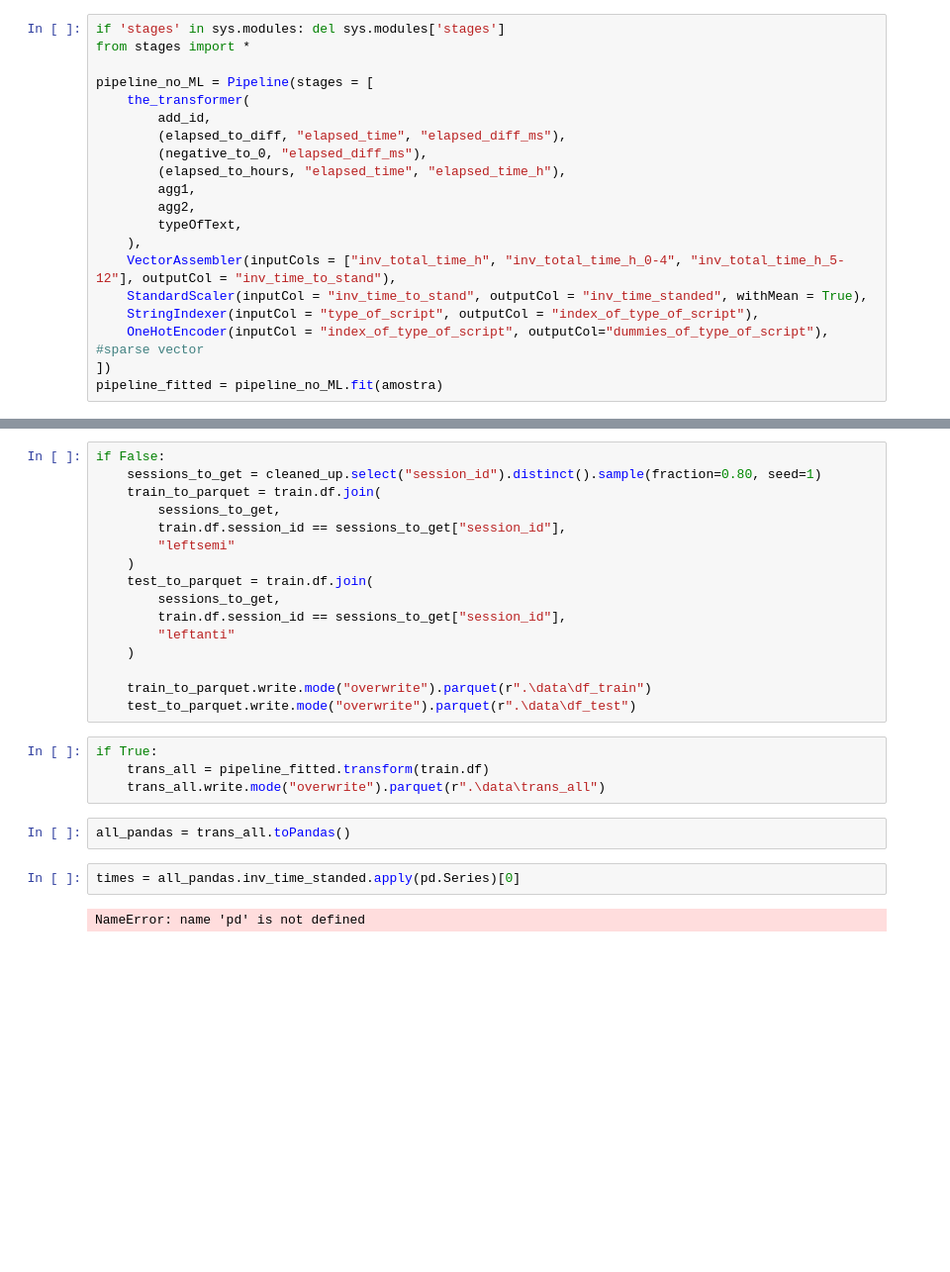
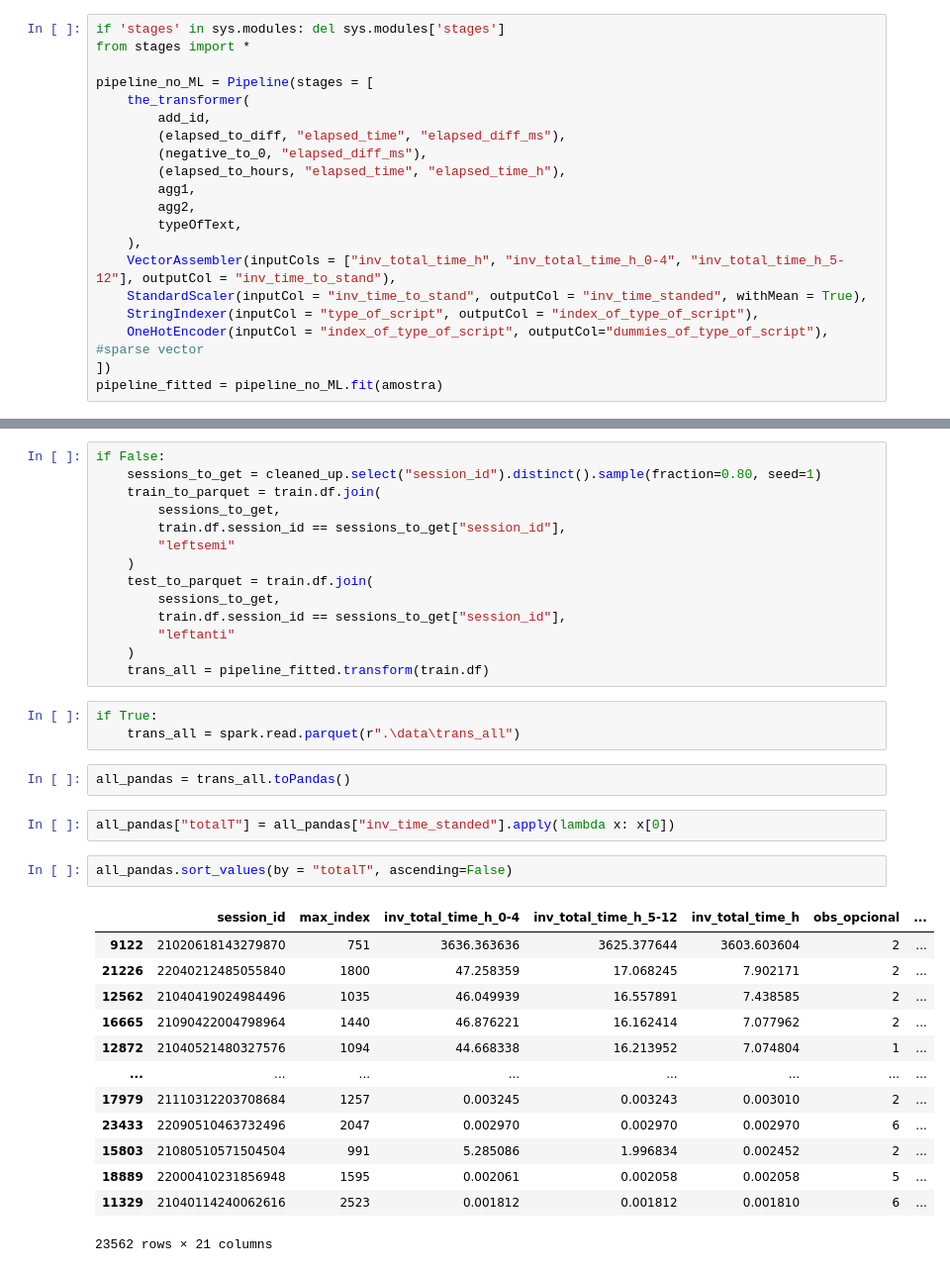
Before and after one commit to notPlancha/pbd, a Jupyter notebook: 2-cleanup_e_features.ipynb, the cells around one changed output, grey strips where cells are left out. Shown at 99% size. Saved outputs shown, nothing was run; the diff lists cells and outputs as text; blank space fills up the shorter version.

```diff
--- a/2-cleanup_e_features.ipynb
+++ b/2-cleanup_e_features.ipynb
@@ -160,16 +148,27 @@ if False:
         train.df.session_id == sessions_to_get["session_id"],
         "leftanti"
     )
-
-    train_to_parquet.write.mode("overwrite").parquet(r".\data\df_train")
-    test_to_parquet.write.mode("overwrite").parquet(r".\data\df_test")
+    trans_all = pipeline_fitted.transform(train.df)
-# %%
-if True:
-    trans_all = pipeline_fitted.transform(train.df)
-    trans_all.write.mode("overwrite").parquet(r".\data\trans_all")
+# %%
+if True:
+    trans_all = spark.read.parquet(r".\data\trans_all")
 # %%
 all_pandas = trans_all.toPandas()
 # %%
-times = all_pandas.inv_time_standed.apply(pd.Series)[0]
+all_pandas["totalT"] = all_pandas["inv_time_standed"].apply(lambda x: x[0])
-# %% [output]
-NameError: name 'pd' is not defined
+# %%
+all_pandas.sort_values(by = "totalT", ascending=False)
+# %% [output]
+|  | session_id | max_index | inv_total_time_h_0-4 | inv_total_time_h_5-12 | inv_total_time_h | obs_opcional | ... |
+| 9122 | 21020618143279870 | 751 | 3636.363636 | 3625.377644 | 3603.603604 | 2 | ... |
+| 21226 | 22040212485055840 | 1800 | 47.258359 | 17.068245 | 7.902171 | 2 | ... |
+| 12562 | 21040419024984496 | 1035 | 46.049939 | 16.557891 | 7.438585 | 2 | ... |
+| 16665 | 21090422004798964 | 1440 | 46.876221 | 16.162414 | 7.077962 | 2 | ... |
+| 12872 | 21040521480327576 | 1094 | 44.668338 | 16.213952 | 7.074804 | 1 | ... |
+| ... | ... | ... | ... | ... | ... | ... | ... |
+| 17979 | 21110312203708684 | 1257 | 0.003245 | 0.003243 | 0.003010 | 2 | ... |
+| 23433 | 22090510463732496 | 2047 | 0.002970 | 0.002970 | 0.002970 | 6 | ... |
+| 15803 | 21080510571504504 | 991 | 5.285086 | 1.996834 | 0.002452 | 2 | ... |
+| 18889 | 22000410231856948 | 1595 | 0.002061 | 0.002058 | 0.002058 | 5 | ... |
+| 11329 | 21040114240062616 | 2523 | 0.001812 | 0.001812 | 0.001810 | 6 | ... |
+23562 rows × 21 columns
```
Also changed, not shown: parts of 6 cells of this notebook, 6 other files.
